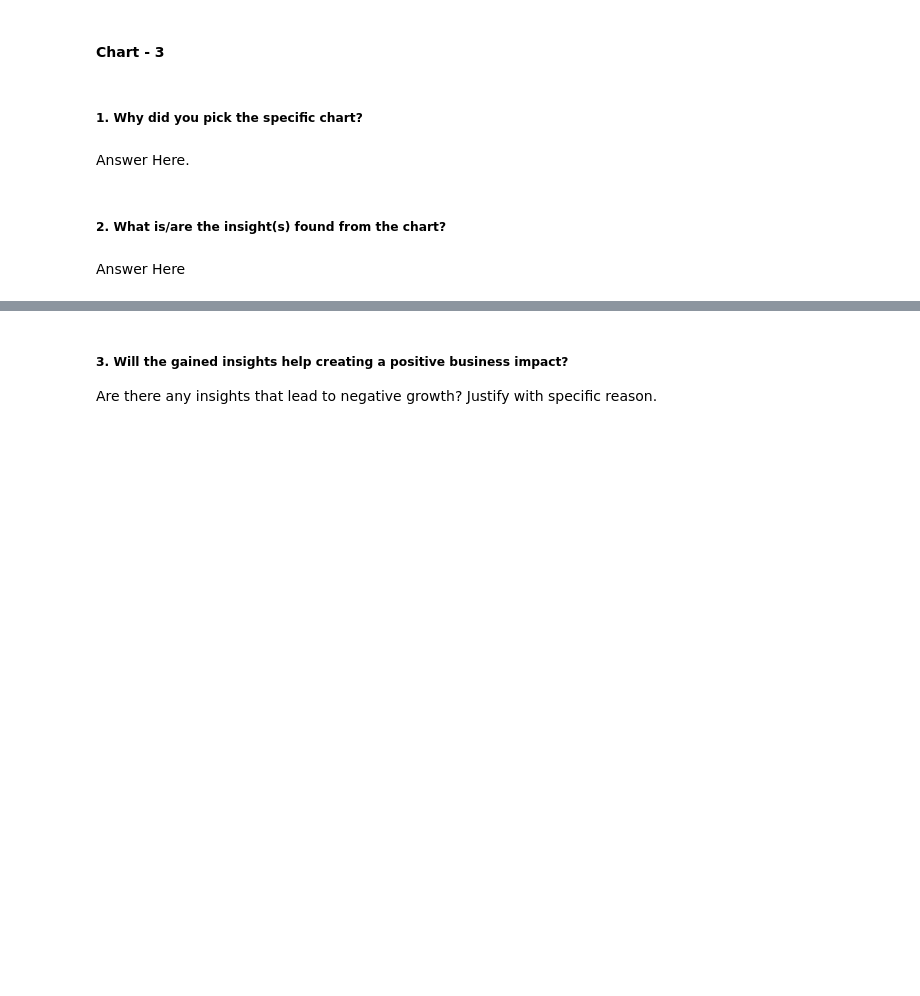
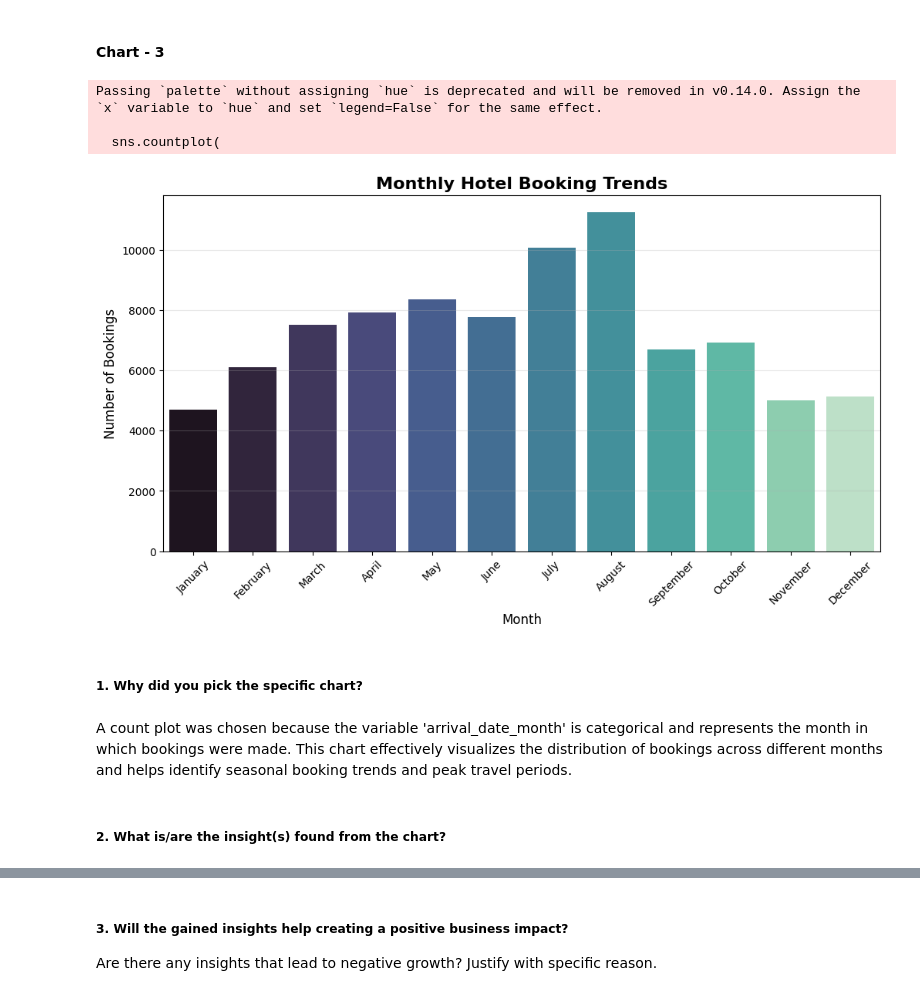
Before and after one commit to asmita214/Hotel-Booking-EDA, a Jupyter notebook: Sample_EDA_Submission_Template.ipynb, the cells around one changed output, grey strips where cells are left out. Drawn from its saved outputs; the diff is of its cells as text; code cells hidden in the pictures; blank space fills up the shorter version.

```diff
--- a/Sample_EDA_Submission_Template.ipynb
+++ b/Sample_EDA_Submission_Template.ipynb
@@ -423,8 +488,31 @@ Answer Here
+# %%
+plt.figure(figsize=(12,6))
+order = ['January','February','March','April','May','June',
+         'July','August','September','October','November','December']
+sns.countplot(
+    data=df1,
+    x='arrival_date_month',
+    order=order,
+    palette='mako'
+)
+plt.title(
+    'Monthly Hotel Booking Trends',
+    fontsize=16,
+    fontweight='bold'
+)
+plt.xlabel('Month', fontsize=12)
+plt.ylabel('Number of Bookings', fontsize=12)
+plt.xticks(rotation=45)
+plt.grid(axis='y', alpha=0.3)
+plt.show()
+# %% [output]
+Passing `palette` without assigning `hue` is deprecated and will be removed in v0.14.0. Assign the `x` variable to `hue` and set `legend=False` for the same effect.
+
+  sns.countplot(
+[figure, added]
 # %% [markdown]
 ##### 1. Why did you pick the specific chart?
-# %% [markdown]
-Answer Here.
+# %% [markdown]
+A count plot was chosen because the variable 'arrival_date_month' is categorical and represents the month in which bookings were made. This chart effectively visualizes the distribution of bookings across different months and helps identify seasonal booking trends and peak travel periods.
 # %% [markdown]
 ##### 2. What is/are the insight(s) found from the chart?
-# %% [markdown]
-Answer Here
```
Also changed, not shown: parts of 20 cells of this notebook.
